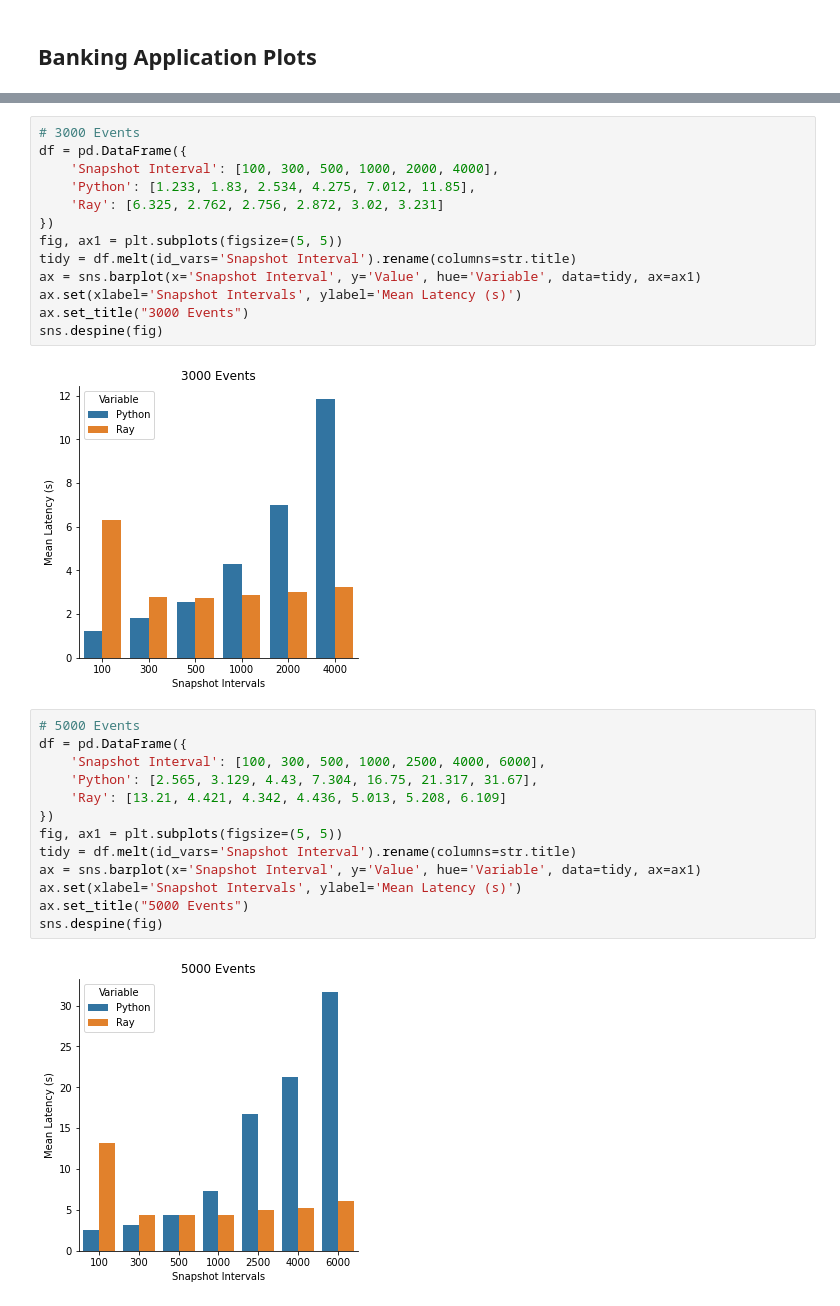
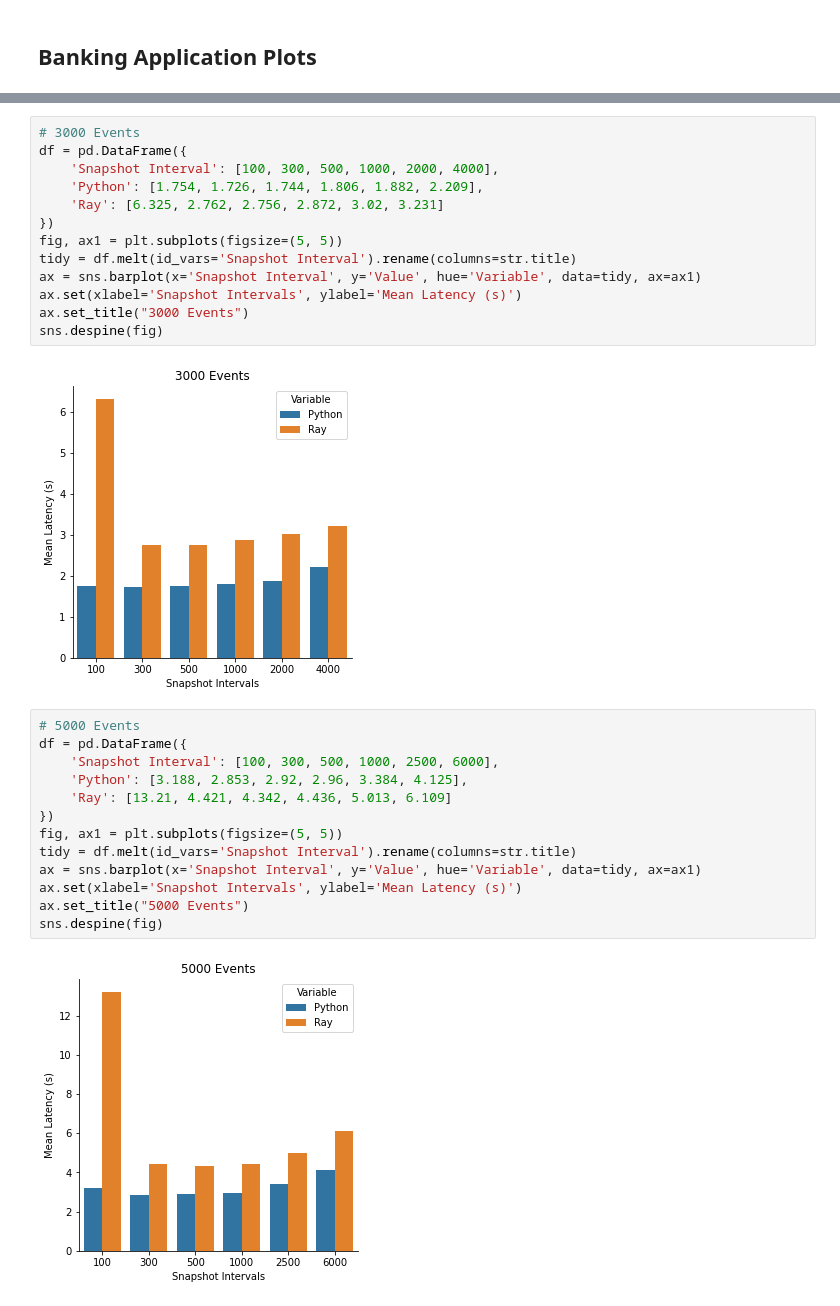
Before and after one commit to yudi-tan/cs262a-final-project, a Jupyter notebook: event-sourced-banking-app/plots/Plots.ipynb, the cells around one changed output, grey strips where cells are left out. Saved outputs shown, nothing was run; the diff lists cells and outputs as text.

```diff
--- a/event-sourced-banking-app/plots/Plots.ipynb
+++ b/event-sourced-banking-app/plots/Plots.ipynb
@@ -25,7 +25,7 @@ sns.despine(fig)
 # 3000 Events
 df = pd.DataFrame({
     'Snapshot Interval': [100, 300, 500, 1000, 2000, 4000],
-    'Python': [1.233, 1.83, 2.534, 4.275, 7.012, 11.85],
+    'Python': [1.754, 1.726, 1.744, 1.806, 1.882, 2.209],
     'Ray': [6.325, 2.762, 2.756, 2.872, 3.02, 3.231]
 })
 fig, ax1 = plt.subplots(figsize=(5, 5))
@@ -35,22 +35,22 @@ ax.set(xlabel='Snapshot Intervals', ylabel='Mean Latency (s)')
 ax.set_title("3000 Events")
 sns.despine(fig)
 # %% [output]
-[figure, old version]
+[figure, new version]
 # %%
 # 5000 Events
 df = pd.DataFrame({
-    'Snapshot Interval': [100, 300, 500, 1000, 2500, 4000, 6000],
-    'Python': [2.565, 3.129, 4.43, 7.304, 16.75, 21.317, 31.67],
-    'Ray': [13.21, 4.421, 4.342, 4.436, 5.013, 5.208, 6.109]
+    'Snapshot Interval': [100, 300, 500, 1000, 2500, 6000],
+    'Python': [3.188, 2.853, 2.92, 2.96, 3.384, 4.125],
+    'Ray': [13.21, 4.421, 4.342, 4.436, 5.013, 6.109]
 })
 fig, ax1 = plt.subplots(figsize=(5, 5))
 tidy = df.melt(id_vars='Snapshot Interval').rename(columns=str.title)
 ax = sns.barplot(x='Snapshot Interval', y='Value', hue='Variable', data=tidy, ax=ax1)
 ax.set(xlabel='Snapshot Intervals', ylabel='Mean Latency (s)')
 ax.set_title("5000 Events")
 sns.despine(fig)
 # %% [output]
-[figure, old version]
+[figure, new version]
 # %%
 # 8000 Events
 df = pd.DataFrame({
```
Also changed, not shown: parts of 3 cells of this notebook, 5 other files.
